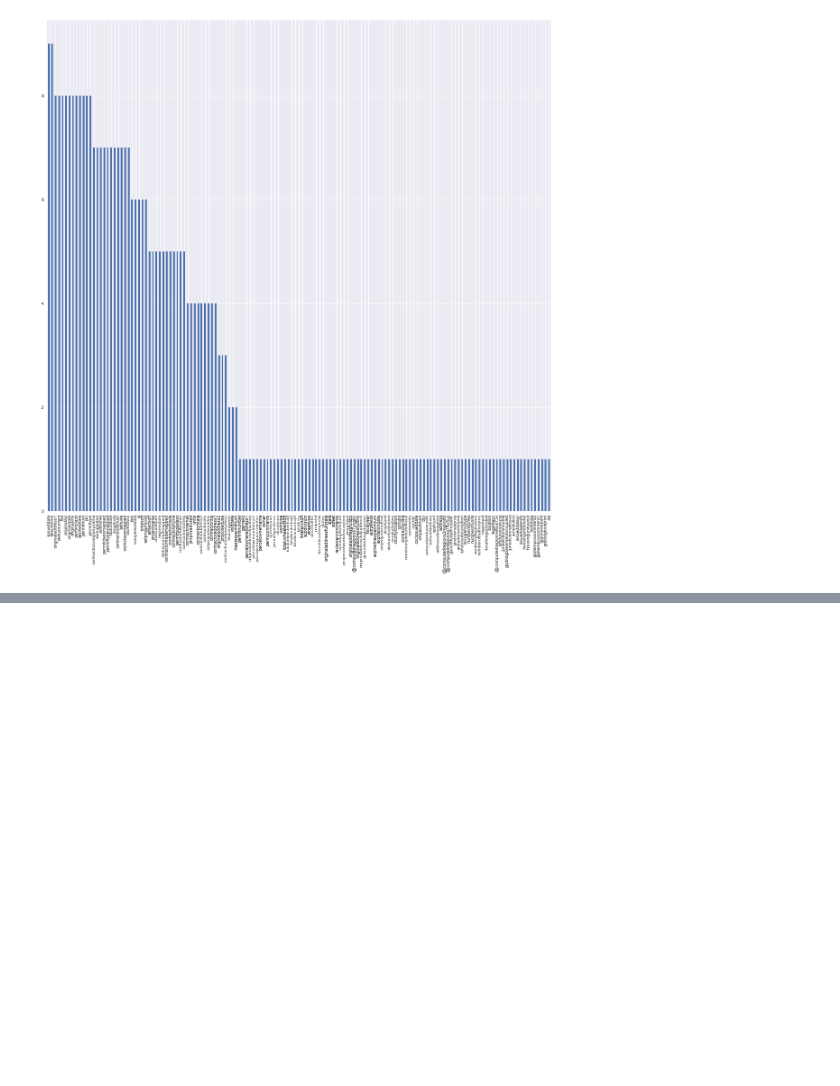
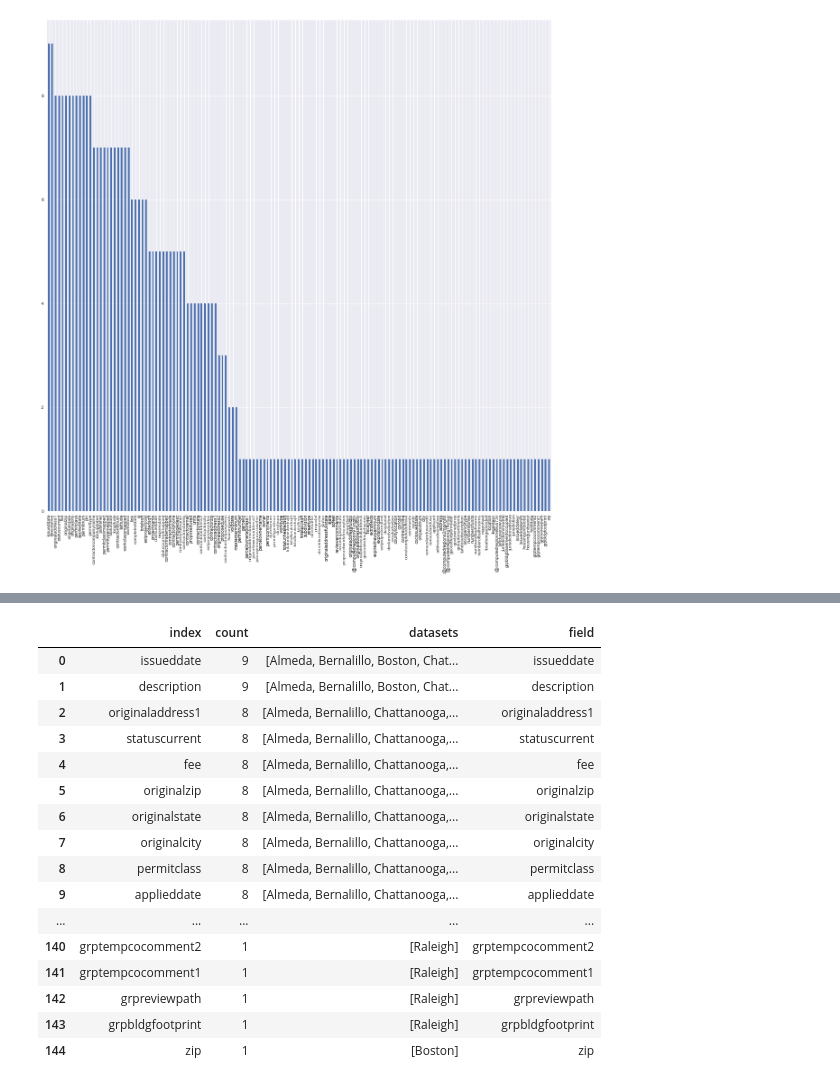
Before and after one commit to sunlightpolicy/open_data_standards_project, a Jupyter notebook: procurement.ipynb, the cells around one changed output, grey strips where cells are left out. Drawn from its saved outputs; the diff is of its cells as text; code cells hidden in the pictures; blank space fills up the shorter version.

```diff
--- a/procurement.ipynb
+++ b/procurement.ipynb
@@ -291,0 +328,20 @@ popular_cols['count'].plot(kind='bar',rot=90, figsize=(20,20))
+# %%
+headers_dfs
+# %% [output]
+|  | index | count | datasets | field |
+| 0 | issueddate | 9 | [Almeda, Bernalillo, Boston, Chat... | issueddate |
+| 1 | description | 9 | [Almeda, Bernalillo, Boston, Chat... | description |
+| 2 | originaladdress1 | 8 | [Almeda, Bernalillo, Chattanooga,... | originaladdress1 |
+| 3 | statuscurrent | 8 | [Almeda, Bernalillo, Chattanooga,... | statuscurrent |
+| 4 | fee | 8 | [Almeda, Bernalillo, Chattanooga,... | fee |
+| 5 | originalzip | 8 | [Almeda, Bernalillo, Chattanooga,... | originalzip |
+| 6 | originalstate | 8 | [Almeda, Bernalillo, Chattanooga,... | originalstate |
+| 7 | originalcity | 8 | [Almeda, Bernalillo, Chattanooga,... | originalcity |
+| 8 | permitclass | 8 | [Almeda, Bernalillo, Chattanooga,... | permitclass |
+| 9 | applieddate | 8 | [Almeda, Bernalillo, Chattanooga,... | applieddate |
+| ... | ... | ... | ... | ... |
+| 140 | grptempcocomment2 | 1 | [Raleigh] | grptempcocomment2 |
+| 141 | grptempcocomment1 | 1 | [Raleigh] | grptempcocomment1 |
+| 142 | grpreviewpath | 1 | [Raleigh] | grpreviewpath |
+| 143 | grpbldgfootprint | 1 | [Raleigh] | grpbldgfootprint |
+| 144 | zip | 1 | [Boston] | zip |
```
Also changed, not shown: parts of 16 cells of this notebook, 1 other file.
